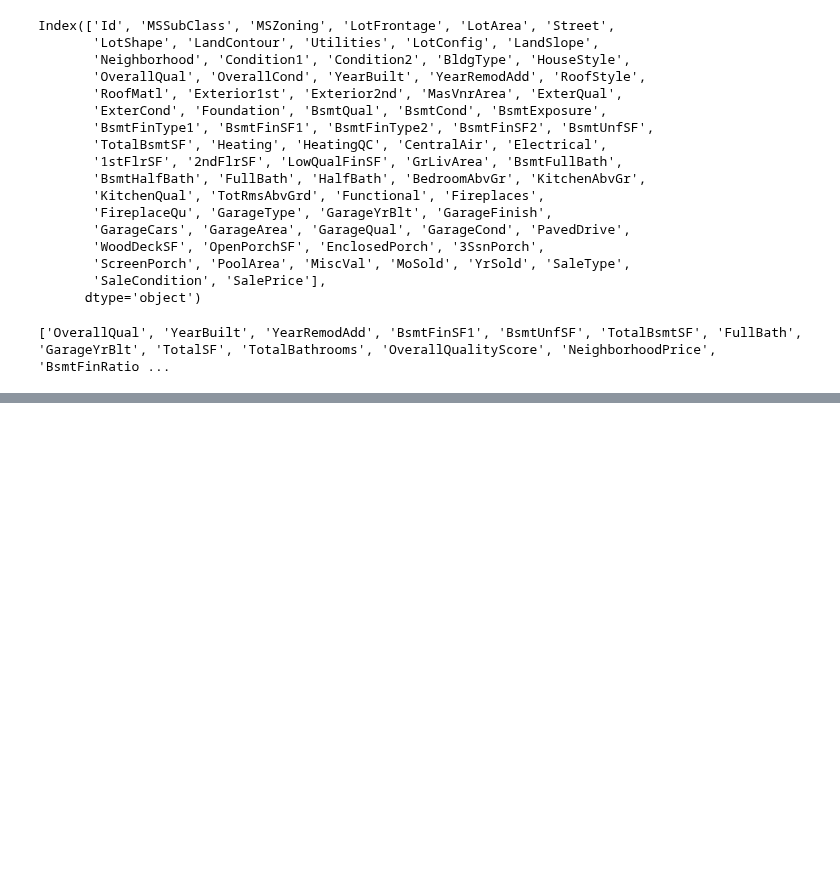
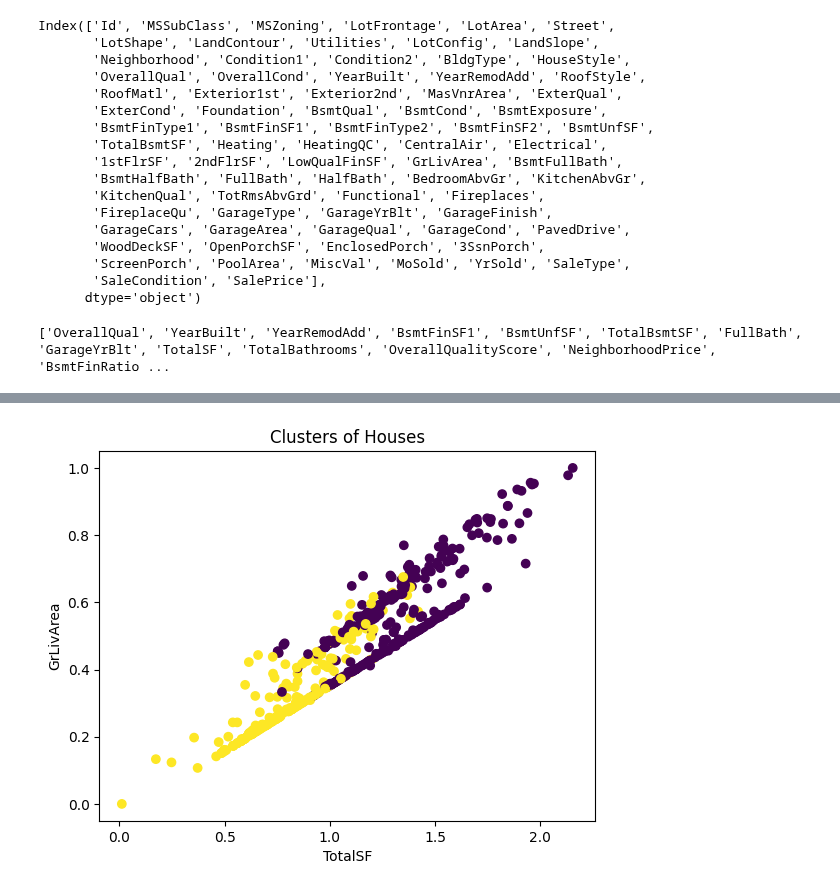
Before and after one commit to alirezaderavi/House-Prices-Advanced-Regression-Techniques, a Jupyter notebook: house-prices-advanced-regression-techniques.ipynb, the cells around one changed output, grey strips where cells are left out. Drawn from its saved outputs; the diff is of its cells as text; code cells hidden in the pictures; blank space fills up the shorter version.

Commit message:
Kaggle Notebook | House Prices: Advanced Regression Techniques | Version 4

```diff
--- a/house-prices-advanced-regression-techniques.ipynb
+++ b/house-prices-advanced-regression-techniques.ipynb
@@ -583,0 +587,13 @@ plt.show()
+# %%
+kmeans = KMeans(n_clusters=best_k, random_state=42, n_init=10)
+df_train["Cluster"] = kmeans.fit_predict(X_cluster)
+df_test["Cluster"] = kmeans.predict(scaler.transform(df_test[cluster_features]))
+# %%
+plt.figure()
+plt.scatter(df_train["TotalSF"], df_train["GrLivArea"], c=df_train["Cluster"], cmap="viridis")
+plt.xlabel("TotalSF")
+plt.ylabel("GrLivArea")
+plt.title("Clusters of Houses")
+plt.show()
+# %% [output]
+[figure, added]
```
Also changed, not shown: parts of 9 cells of this notebook.
